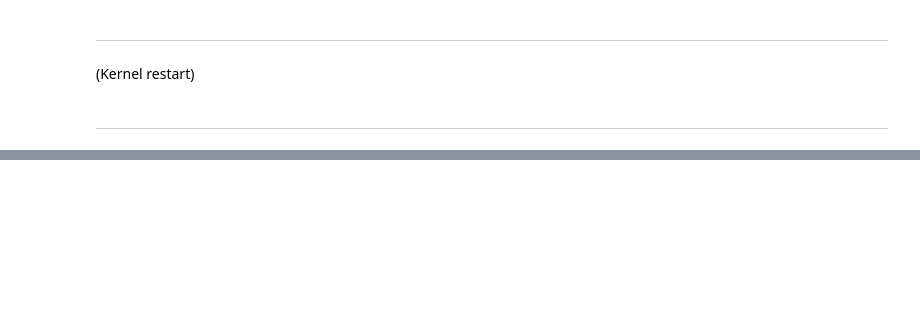
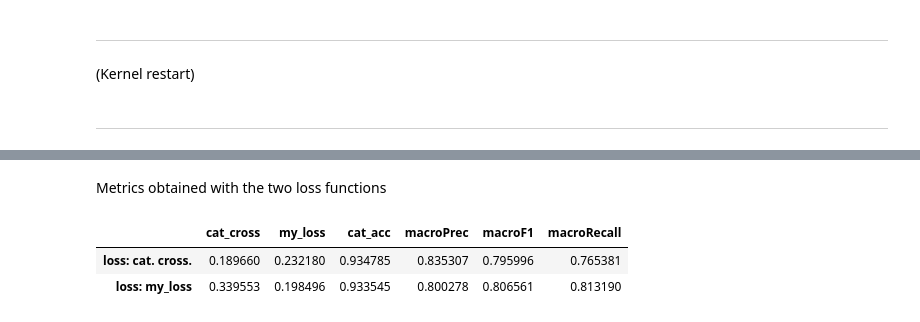
Before and after one commit to olszewskip/ArXiv_Classifier, a Jupyter notebook: keras_GlobalAvg_GridSearch.ipynb, the cells around one changed output, grey strips where cells are left out. Drawn from its saved outputs; the diff is of its cells as text; code cells hidden in the pictures; blank space fills up the shorter version.

```diff
--- a/keras_GlobalAvg_GridSearch.ipynb
+++ b/keras_GlobalAvg_GridSearch.ipynb
@@ -258,8 +335,12 @@ model2.plot()
+# %% [markdown]
+Metrics obtained with the two loss functions
 # %%
-# 1+2
-
 eval_together = pd.concat([model1.eval_df, model2.eval_df], axis=1)
 eval_together.columns = ['loss: cat. cross.', 'loss: my_loss']
-eval_together
+eval_together.T
+# %% [output]
+|  | cat_cross | my_loss | cat_acc | macroPrec | macroF1 | macroRecall |
+| loss: cat. cross. | 0.189660 | 0.232180 | 0.934785 | 0.835307 | 0.795996 | 0.765381 |
+| loss: my_loss | 0.339553 | 0.198496 | 0.933545 | 0.800278 | 0.806561 | 0.813190 |
 # %% [markdown]
 ### Commentary
```
Also changed, not shown: parts of 33 cells of this notebook.
